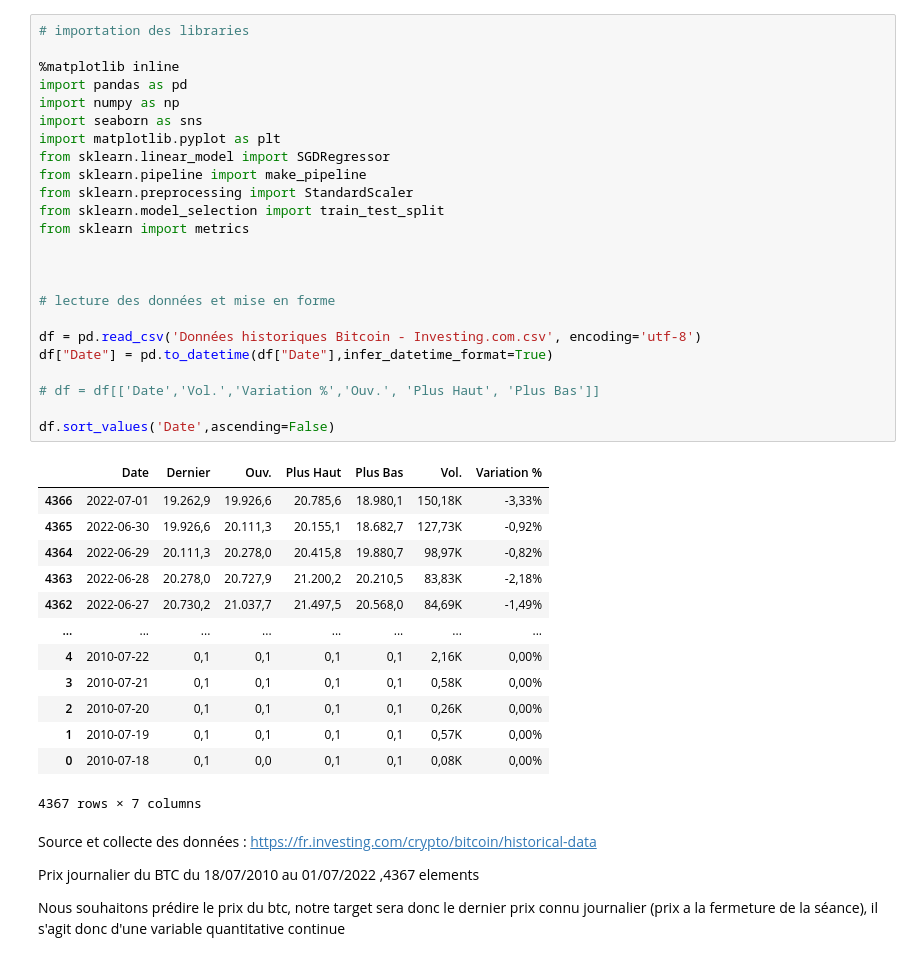
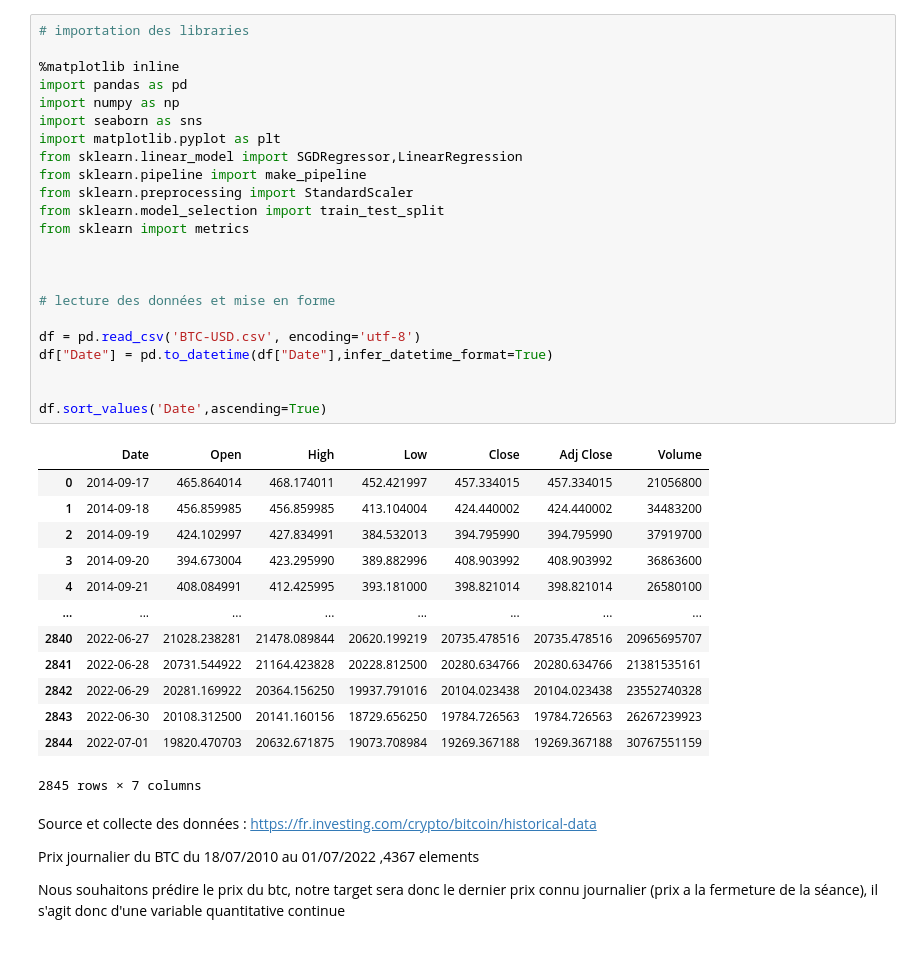
Before and after one commit to RAZMOKEUR/BTC-Priceprediction, a Jupyter notebook: Projet.ipynb, the cells around one changed output. Saved outputs shown, nothing was run; the diff lists cells and outputs as text.

```diff
--- a/Projet.ipynb
+++ b/Projet.ipynb
@@ -1,41 +1,40 @@
 # %%
 # importation des libraries
 
 %matplotlib inline
 import pandas as pd
 import numpy as np
 import seaborn as sns
 import matplotlib.pyplot as plt
-from sklearn.linear_model import SGDRegressor
+from sklearn.linear_model import SGDRegressor,LinearRegression
 from sklearn.pipeline import make_pipeline
 from sklearn.preprocessing import StandardScaler
 from sklearn.model_selection import train_test_split
 from sklearn import metrics
 
 
 
 # lecture des données et mise en forme
 
-df = pd.read_csv('Données historiques Bitcoin - Investing.com.csv', encoding='utf-8')
+df = pd.read_csv('BTC-USD.csv', encoding='utf-8')
 df["Date"] = pd.to_datetime(df["Date"],infer_datetime_format=True)
 
-# df = df[['Date','Vol.','Variation %','Ouv.', 'Plus Haut', 'Plus Bas']]
 
-df.sort_values('Date',ascending=False)
+df.sort_values('Date',ascending=True)
 # %% [output]
-|  | Date | Dernier | Ouv. | Plus Haut | Plus Bas | Vol. | Variation % |
-| 4366 | 2022-07-01 | 19.262,9 | 19.926,6 | 20.785,6 | 18.980,1 | 150,18K | -3,33% |
-| 4365 | 2022-06-30 | 19.926,6 | 20.111,3 | 20.155,1 | 18.682,7 | 127,73K | -0,92% |
-| 4364 | 2022-06-29 | 20.111,3 | 20.278,0 | 20.415,8 | 19.880,7 | 98,97K | -0,82% |
-| 4363 | 2022-06-28 | 20.278,0 | 20.727,9 | 21.200,2 | 20.210,5 | 83,83K | -2,18% |
-| 4362 | 2022-06-27 | 20.730,2 | 21.037,7 | 21.497,5 | 20.568,0 | 84,69K | -1,49% |
+|  | Date | Open | High | Low | Close | Adj Close | Volume |
+| 0 | 2014-09-17 | 465.864014 | 468.174011 | 452.421997 | 457.334015 | 457.334015 | 21056800 |
+| 1 | 2014-09-18 | 456.859985 | 456.859985 | 413.104004 | 424.440002 | 424.440002 | 34483200 |
+| 2 | 2014-09-19 | 424.102997 | 427.834991 | 384.532013 | 394.795990 | 394.795990 | 37919700 |
+| 3 | 2014-09-20 | 394.673004 | 423.295990 | 389.882996 | 408.903992 | 408.903992 | 36863600 |
+| 4 | 2014-09-21 | 408.084991 | 412.425995 | 393.181000 | 398.821014 | 398.821014 | 26580100 |
 | ... | ... | ... | ... | ... | ... | ... | ... |
-| 4 | 2010-07-22 | 0,1 | 0,1 | 0,1 | 0,1 | 2,16K | 0,00% |
-| 3 | 2010-07-21 | 0,1 | 0,1 | 0,1 | 0,1 | 0,58K | 0,00% |
-| 2 | 2010-07-20 | 0,1 | 0,1 | 0,1 | 0,1 | 0,26K | 0,00% |
-| 1 | 2010-07-19 | 0,1 | 0,1 | 0,1 | 0,1 | 0,57K | 0,00% |
-| 0 | 2010-07-18 | 0,1 | 0,0 | 0,1 | 0,1 | 0,08K | 0,00% |
+| 2840 | 2022-06-27 | 21028.238281 | 21478.089844 | 20620.199219 | 20735.478516 | 20735.478516 | 20965695707 |
+| 2841 | 2022-06-28 | 20731.544922 | 21164.423828 | 20228.812500 | 20280.634766 | 20280.634766 | 21381535161 |
+| 2842 | 2022-06-29 | 20281.169922 | 20364.156250 | 19937.791016 | 20104.023438 | 20104.023438 | 23552740328 |
+| 2843 | 2022-06-30 | 20108.312500 | 20141.160156 | 18729.656250 | 19784.726563 | 19784.726563 | 26267239923 |
+| 2844 | 2022-07-01 | 19820.470703 | 20632.671875 | 19073.708984 | 19269.367188 | 19269.367188 | 30767551159 |
-4367 rows × 7 columns
+2845 rows × 7 columns
 # %% [markdown]
 Source et collecte des données : https://fr.investing.com/crypto/bitcoin/historical-data
 
```
Also changed, not shown: parts of 6 cells of this notebook, 1 other file.
